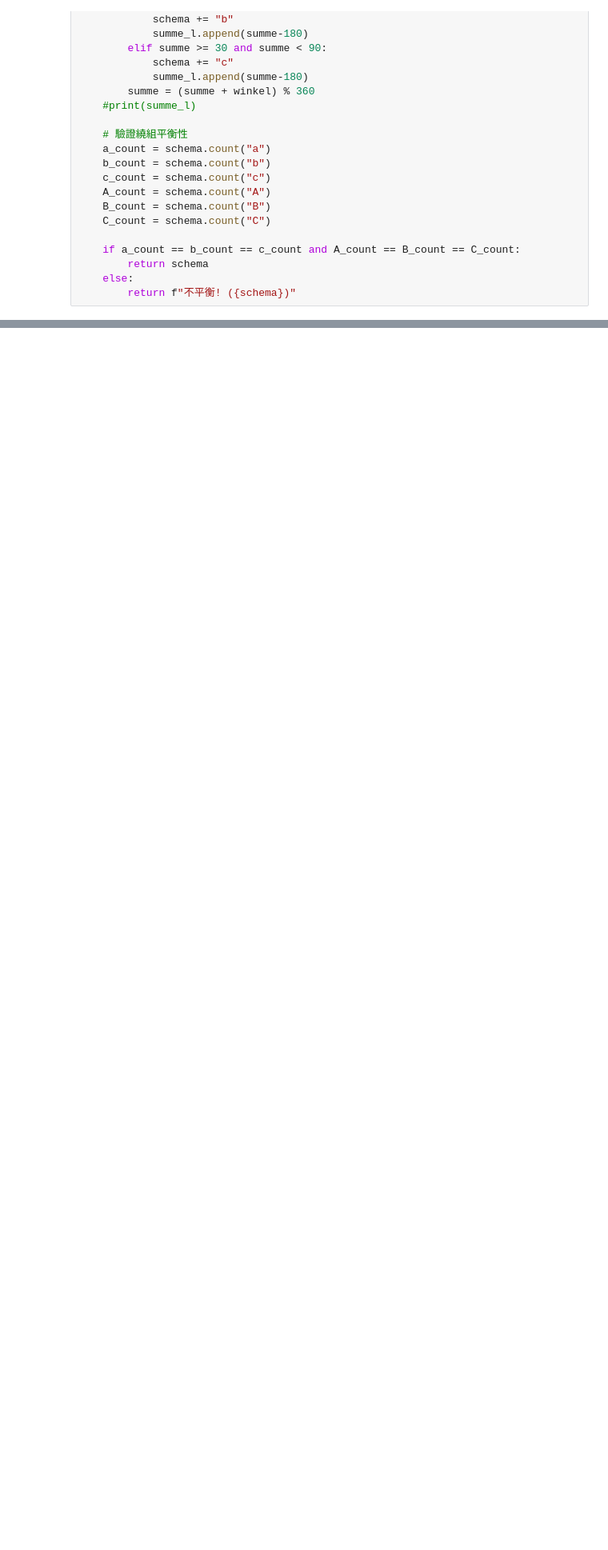
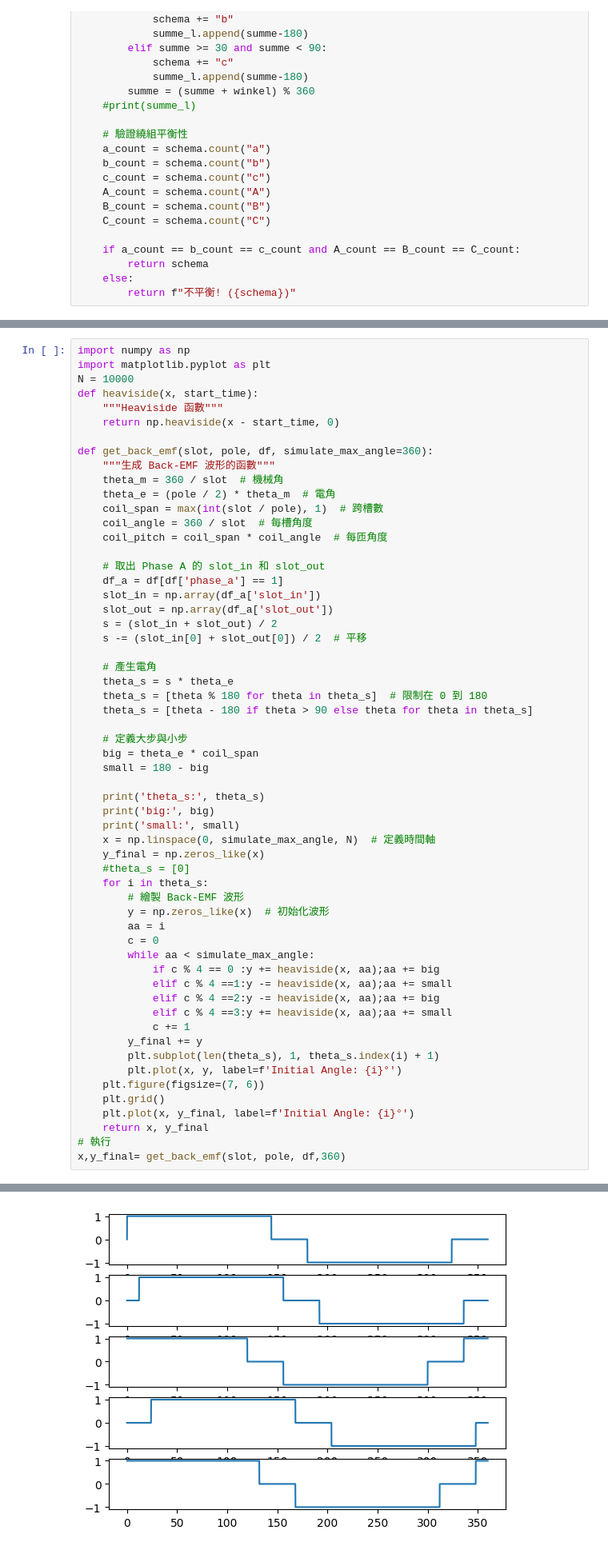
Before and after one commit to 109810022/Motor-Design-NTU, a Jupyter notebook: factor_design.ipynb, the cells around one changed output, grey strips where cells are left out. Shown at 80% size. Drawn from its saved outputs; the diff is of its cells as text; blank space fills up the shorter version.

```diff
--- a/factor_design.ipynb
+++ b/factor_design.ipynb
@@ -301,0 +326,59 @@ AcBaCbAcBaCb
+# %%
+import numpy as np
+import matplotlib.pyplot as plt
+N = 10000
+def heaviside(x, start_time):
+    """Heaviside 函數"""
+    return np.heaviside(x - start_time, 0)
+
+def get_back_emf(slot, pole, df, simulate_max_angle=360):
+    """生成 Back-EMF 波形的函數"""
+    theta_m = 360 / slot  # 機械角
+    theta_e = (pole / 2) * theta_m  # 電角
+    coil_span = max(int(slot / pole), 1)  # 跨槽數
+    coil_angle = 360 / slot  # 每槽角度
+    coil_pitch = coil_span * coil_angle  # 每匝角度
+
+    # 取出 Phase A 的 slot_in 和 slot_out
+    df_a = df[df['phase_a'] == 1]
+    slot_in = np.array(df_a['slot_in'])
+    slot_out = np.array(df_a['slot_out'])
+    s = (slot_in + slot_out) / 2
+    s -= (slot_in[0] + slot_out[0]) / 2  # 平移
+
+    # 產生電角
+    theta_s = s * theta_e
+    theta_s = [theta % 180 for theta in theta_s]  # 限制在 0 到 180
+    theta_s = [theta - 180 if theta > 90 else theta for theta in theta_s]
+
+    # 定義大步與小步
+    big = theta_e * coil_span
+    small = 180 - big
+
+    print('theta_s:', theta_s)
+    print('big:', big)
+    print('small:', small)
+    x = np.linspace(0, simulate_max_angle, N)  # 定義時間軸
+    y_final = np.zeros_like(x)
+    #theta_s = [0]
+    for i in theta_s:
+        # 繪製 Back-EMF 波形
+        y = np.zeros_like(x)  # 初始化波形
+        aa = i
+        c = 0
+        while aa < simulate_max_angle:
+            if c % 4 == 0 :y += heaviside(x, aa);aa += big
+            elif c % 4 ==1:y -= heaviside(x, aa);aa += small
+            elif c % 4 ==2:y -= heaviside(x, aa);aa += big
+            elif c % 4 ==3:y += heaviside(x, aa);aa += small
+            c += 1
+        y_final += y
+        plt.subplot(len(theta_s), 1, theta_s.index(i) + 1)
+        plt.plot(x, y, label=f'Initial Angle: {i}°')
+    plt.figure(figsize=(7, 6))
+    plt.grid()
+    plt.plot(x, y_final, label=f'Initial Angle: {i}°')
+    return x, y_final
+# 執行
+x,y_final= get_back_emf(slot, pole, df,360)
+# %% [output]
@@ -301,0 +388 @@ AcBaCbAcBaCb
+[figure, added]
```
Also changed, not shown: parts of 14 cells of this notebook.
